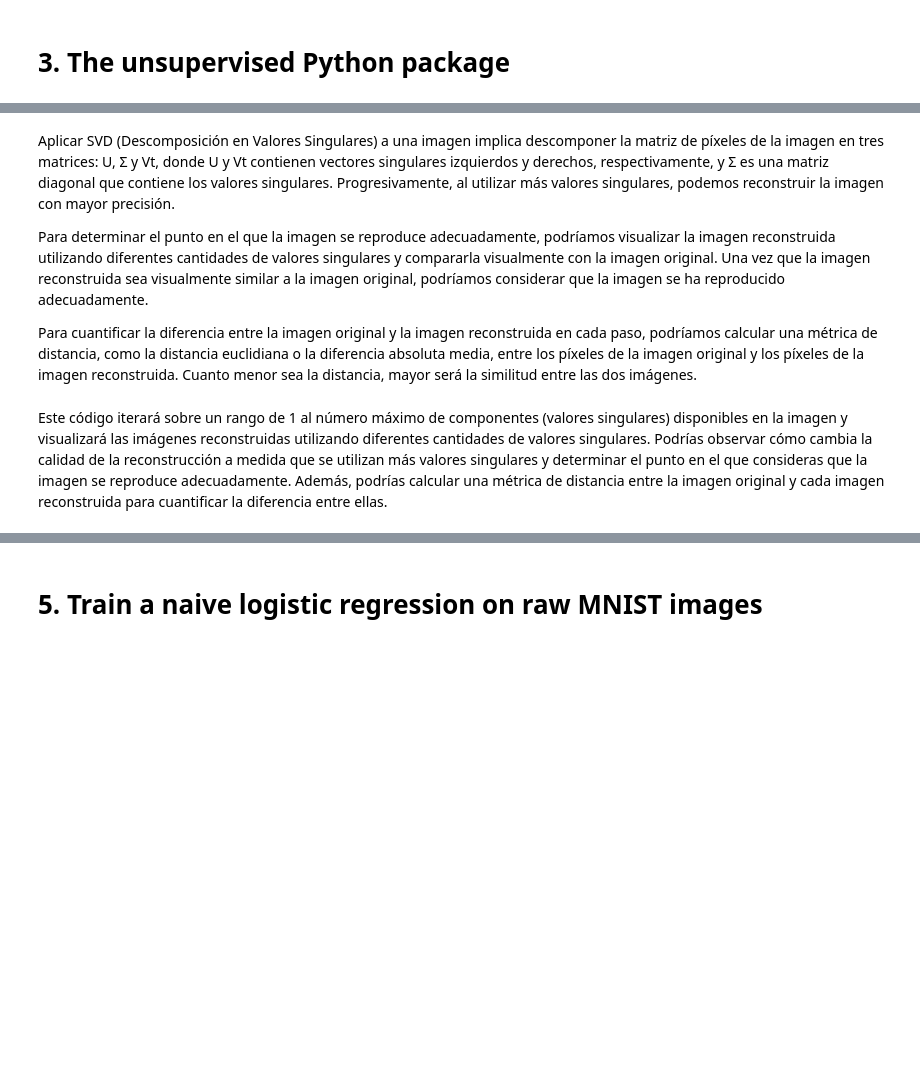
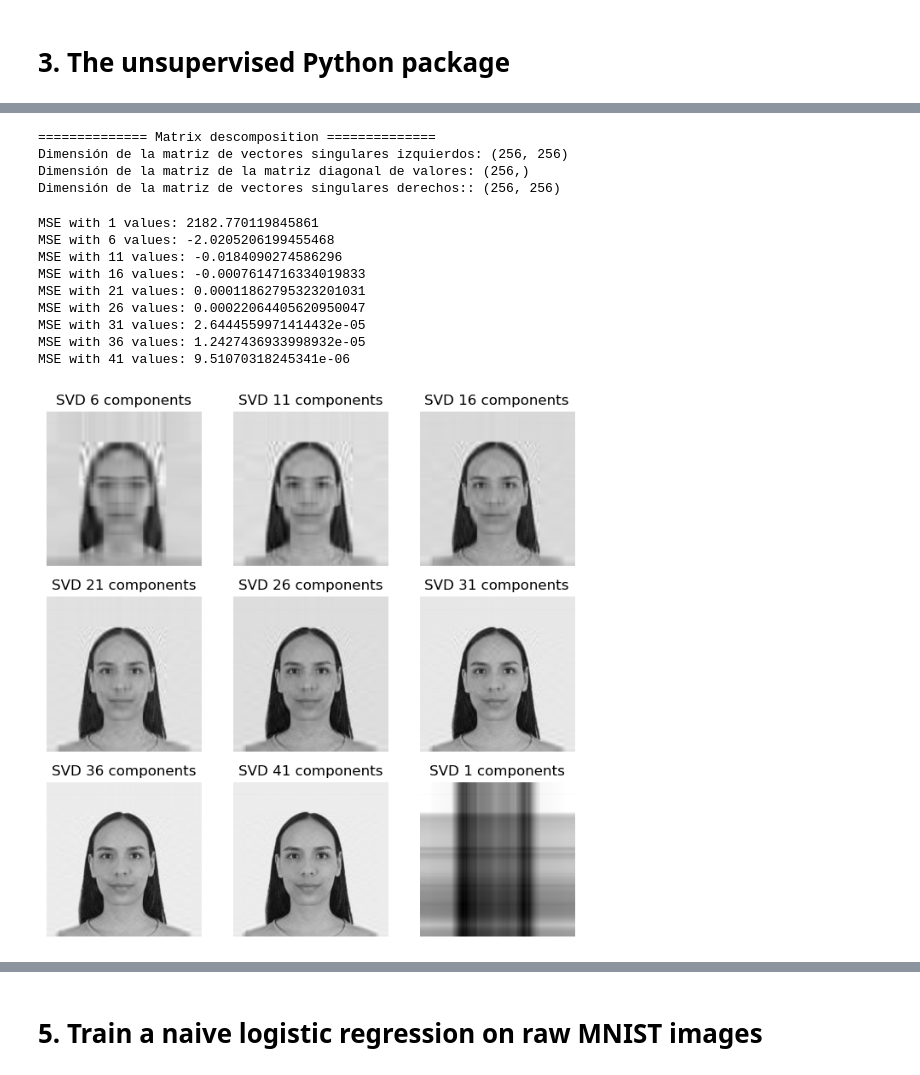
Before and after one commit to melissaortegaa/machine_learning_2, a Jupyter notebook: lab1_dim_red/lab1_dim_red.ipynb, the cells around one changed output, grey strips where cells are left out. Cells and saved outputs as stored; diff of their text form; code cells hidden in the pictures; blank space fills up the shorter version.

```diff
--- a/lab1_dim_red/lab1_dim_red.ipynb
+++ b/lab1_dim_red/lab1_dim_red.ipynb
@@ -342,8 +326,65 @@ TypeError: cannot unpack non-iterable NoneType object
-# %% [markdown]
-Aplicar SVD (Descomposición en Valores Singulares) a una imagen implica descomponer la matriz de píxeles de la imagen en tres matrices: U, Σ y Vt, donde U y Vt contienen vectores singulares izquierdos y derechos, respectivamente, y Σ es una matriz diagonal que contiene los valores singulares. Progresivamente, al utilizar más valores singulares, podemos reconstruir la imagen con mayor precisión.
-
-Para determinar el punto en el que la imagen se reproduce adecuadamente, podríamos visualizar la imagen reconstruida utilizando diferentes cantidades de valores singulares y compararla visualmente con la imagen original. Una vez que la imagen reconstruida sea visualmente similar a la imagen original, podríamos considerar que la imagen se ha reproducido adecuadamente.
-
-Para cuantificar la diferencia entre la imagen original y la imagen reconstruida en cada paso, podríamos calcular una métrica de distancia, como la distancia euclidiana o la diferencia absoluta media, entre los píxeles de la imagen original y los píxeles de la imagen reconstruida. Cuanto menor sea la distancia, mayor será la similitud entre las dos imágenes.
-# %% [markdown]
-Este código iterará sobre un rango de 1 al número máximo de componentes (valores singulares) disponibles en la imagen y visualizará las imágenes reconstruidas utilizando diferentes cantidades de valores singulares. Podrías observar cómo cambia la calidad de la reconstrucción a medida que se utilizan más valores singulares y determinar el punto en el que consideras que la imagen se reproduce adecuadamente. Además, podrías calcular una métrica de distancia entre la imagen original y cada imagen reconstruida para cuantificar la diferencia entre ellas.
+# %%
+# Apply Singular Value Decomposition (SVD) using the unsupervised package
+svd_instance = my_svd.SVD()
+
+# Fit the SVD model to the data
+U, S, Vt = svd_instance.fit(my_edited_face)
+
+# Information
+print("\n" + "==" * 7 + " Matrix descomposition " + "==" * 7)
+print("Dimensión de la matriz de vectores singulares izquierdos:",     U.shape)
+print("Dimensión de la matriz de la matriz diagonal de valores:",      S.shape)
+print("Dimensión de la matriz de vectores singulares derechos::",      Vt.shape)
+# %% [output]
+============== Matrix descomposition ==============
+Dimensión de la matriz de vectores singulares izquierdos: (256, 256)
+Dimensión de la matriz de la matriz diagonal de valores: (256,)
+Dimensión de la matriz de vectores singulares derechos:: (256, 256)
+# %%
+# Define the maximum allowable MSE to consider it zero
+max_mse = 0.00001
+
+# Initialize variables
+i = 1
+mse_values = []
+
+# Set up the figure
+fig, axs = plt.subplots(3, 3, figsize=(8, 8))
+
+# Start while loop
+while True:
+    # Reconstruct the image using i components
+    reconstructed_img = np.matrix(U[:, :i]) * np.diag(S[:i]) * np.matrix(Vt[:i, :])
+
+    # Plot the reconstructed image
+    ax = axs.flatten()[i//5 - 1]                    # Adjusting index for subplot
+    ax.imshow(reconstructed_img, cmap='gray')
+    ax.set_title(f'SVD {i} components')
+    ax.axis('off')
+
+    # Compute the MSE between the original and reconstructed images
+    mse = np.mean((my_edited_face - reconstructed_img) ** 2)
+    mse_values.append(mse)
+
+    # Print the MSE
+    print(f'MSE with {i} values: {mse}')
+
+    # Check if the absolute value of the MSE is close to zero
+    if abs(mse) < max_mse:
+        break
+
+    # Increment i by 5 for the next iteration
+    i += 5
+
+plt.show()
+# %% [output]
+MSE with 1 values: 2182.770119845861
+MSE with 6 values: -2.0205206199455468
+MSE with 11 values: -0.0184090274586296
+MSE with 16 values: -0.0007614716334019833
+MSE with 21 values: 0.00011862795323201031
+MSE with 26 values: 0.00022064405620950047
+MSE with 31 values: 2.6444559971414432e-05
+MSE with 36 values: 1.2427436933998932e-05
+MSE with 41 values: 9.51070318245341e-06
+[figure, added]
```
Also changed, not shown: parts of 91 cells of this notebook, 13 other files.
